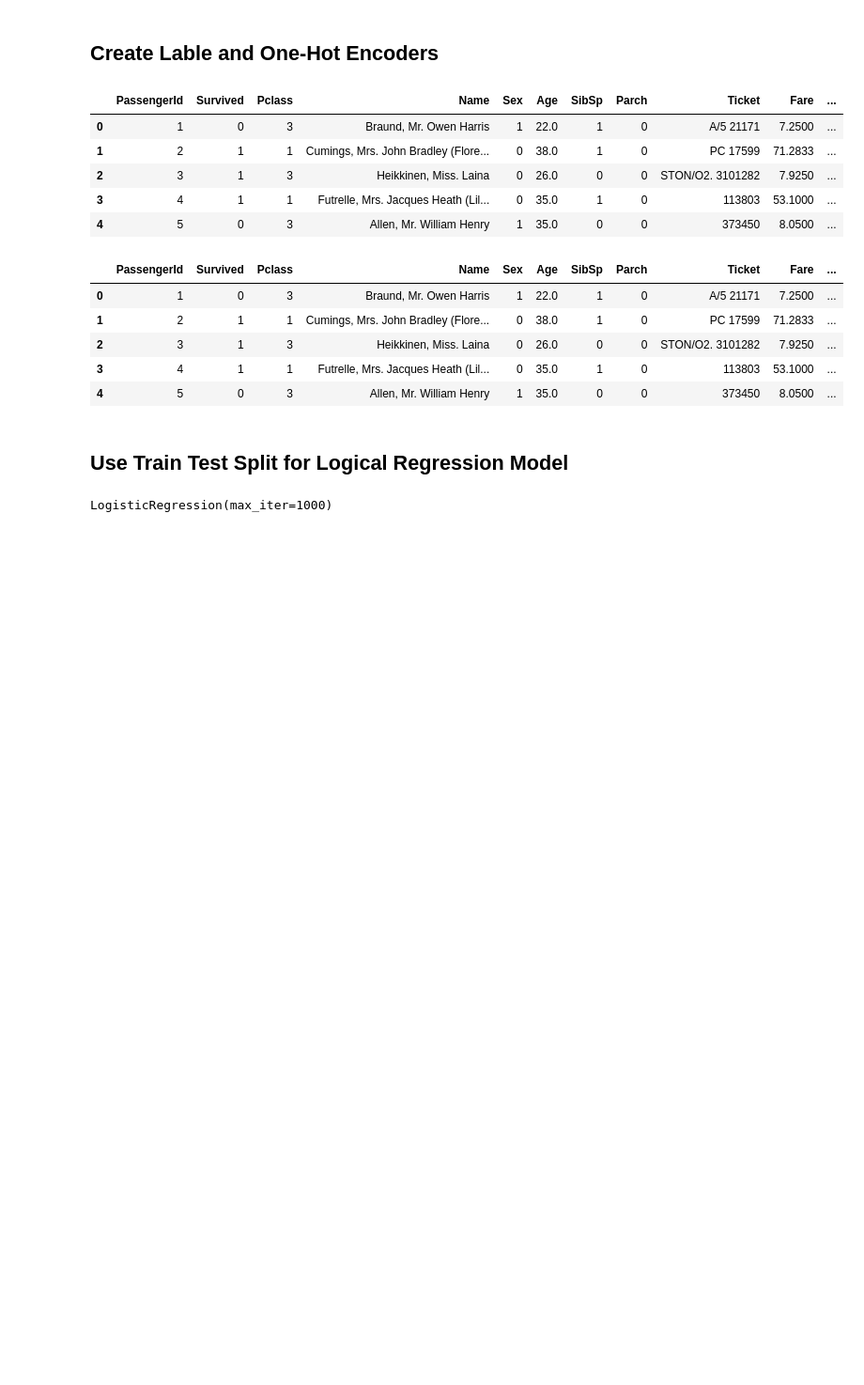
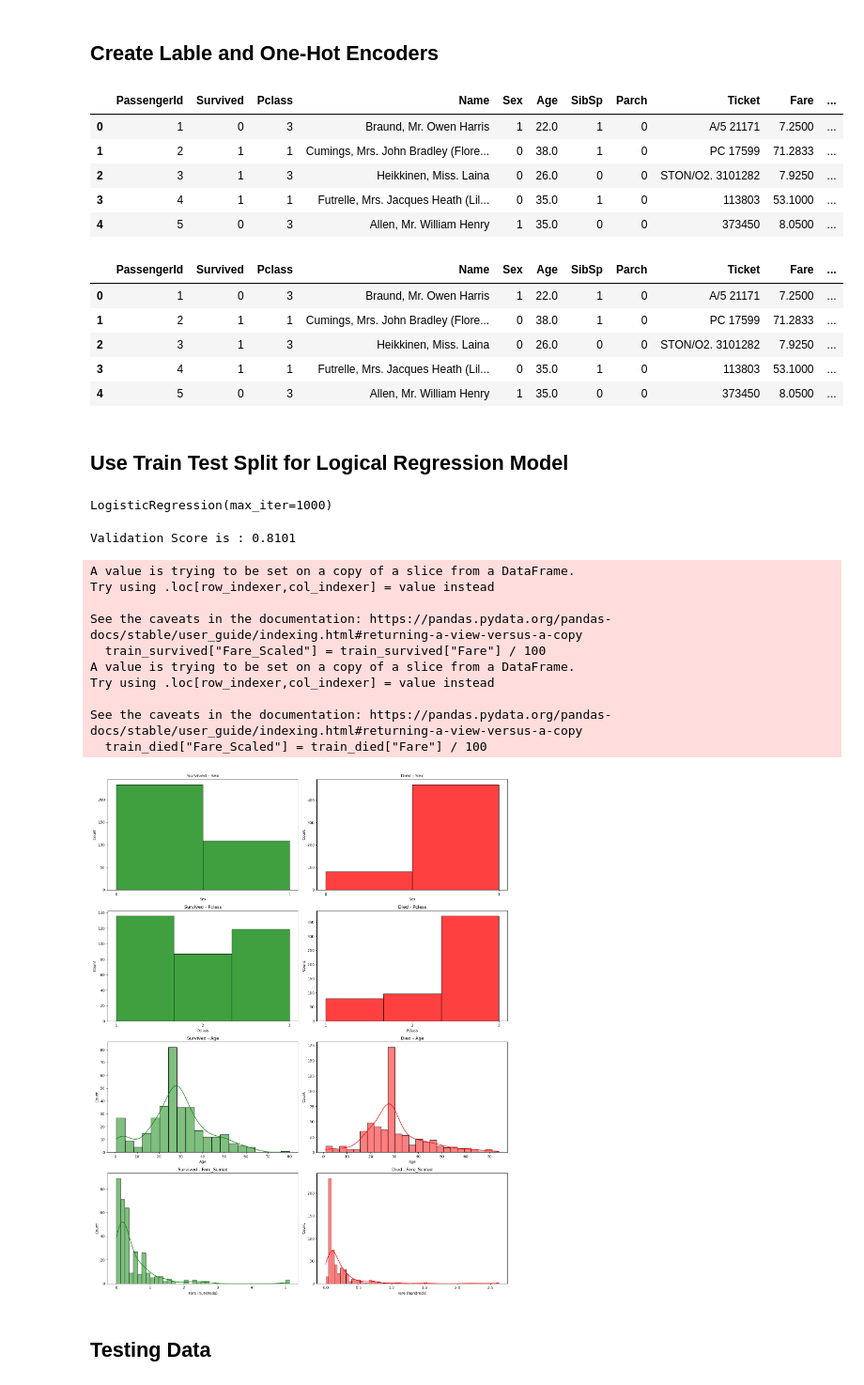
Before and after one commit to shwet-vasudevan/Titanic-Survival-Prediction, a Jupyter notebook: prediction.ipynb, the cells around one changed output. Shown at 94% size. Saved outputs shown, nothing was run; the diff lists cells and outputs as text; code cells hidden in the pictures; blank space fills up the shorter version.

```diff
--- a/prediction.ipynb
+++ b/prediction.ipynb
@@ -130,3 +132,64 @@ y_train_pred = model.predict(X_val)
 y_train_prob = model.predict(X_val)
 # %%
 train_accuracy = accuracy_score(y_val, y_train_pred)
+print(f"Validation Score is : {train_accuracy:.4f}")
+# %% [output]
+Validation Score is : 0.8101
+# %%
+train_survived = train_df[train_df["Survived"] == 1]
+train_died =  train_df[train_df["Survived"] == 0]
+# %%
+
+train_survived["Fare_Scaled"] = train_survived["Fare"] / 100
+train_died["Fare_Scaled"] = train_died["Fare"] / 100
+
+
+features_to_plot = ["Sex", "Pclass", "Age", "Fare_Scaled"]
+
+
+fig, axes = plt.subplots(4, 2, figsize=(16, 20))
+axes = axes.reshape(4, 2)
+
+for i, feature in enumerate(features_to_plot):
+
+    if feature == "Sex":
+        sns.histplot(data=train_survived, x=feature, ax=axes[i][0], stat="count", color="green", bins=2)
+        axes[i][0].set_xticks([0, 1])
+    elif feature == "Pclass":
+        sns.histplot(data=train_survived, x=feature, ax=axes[i][0], stat="count", color="green", bins=3)
+        axes[i][0].set_xticks([1, 2, 3])
+    else:
+        sns.histplot(data=train_survived, x=feature, ax=axes[i][0], kde=True, stat="count", color="green")
+
+    axes[i][0].set_title(f"Survived - {feature}")
+    axes[i][0].set_xlabel("Fare (hundreds)" if feature == "Fare_Scaled" else feature)
+
+
+    if feature == "Sex":
+        sns.histplot(data=train_died, x=feature, ax=axes[i][1], stat="count", color="red", bins=2)
+        axes[i][1].set_xticks([0, 1])
+    elif feature == "Pclass":
+        sns.histplot(data=train_died, x=feature, ax=axes[i][1], stat="count", color="red", bins=3)
+        axes[i][1].set_xticks([1, 2, 3])
+    else:
+        sns.histplot(data=train_died, x=feature, ax=axes[i][1], kde=True, stat="count", color="red")
+
+    axes[i][1].set_title(f"Died - {feature}")
+    axes[i][1].set_xlabel("Fare (hundreds)" if feature == "Fare_Scaled" else feature)
+
+plt.tight_layout()
+plt.show()
+# %% [output]
+A value is trying to be set on a copy of a slice from a DataFrame.
+Try using .loc[row_indexer,col_indexer] = value instead
+
+See the caveats in the documentation: https://pandas.pydata.org/pandas-docs/stable/user_guide/indexing.html#returning-a-view-versus-a-copy
+  train_survived["Fare_Scaled"] = train_survived["Fare"] / 100
+A value is trying to be set on a copy of a slice from a DataFrame.
+Try using .loc[row_indexer,col_indexer] = value instead
+
+See the caveats in the documentation: https://pandas.pydata.org/pandas-docs/stable/user_guide/indexing.html#returning-a-view-versus-a-copy
+  train_died["Fare_Scaled"] = train_died["Fare"] / 100
+[figure, added]
+# %% [markdown]
+## Testing Data
```
Also changed, not shown: parts of 16 cells of this notebook.
